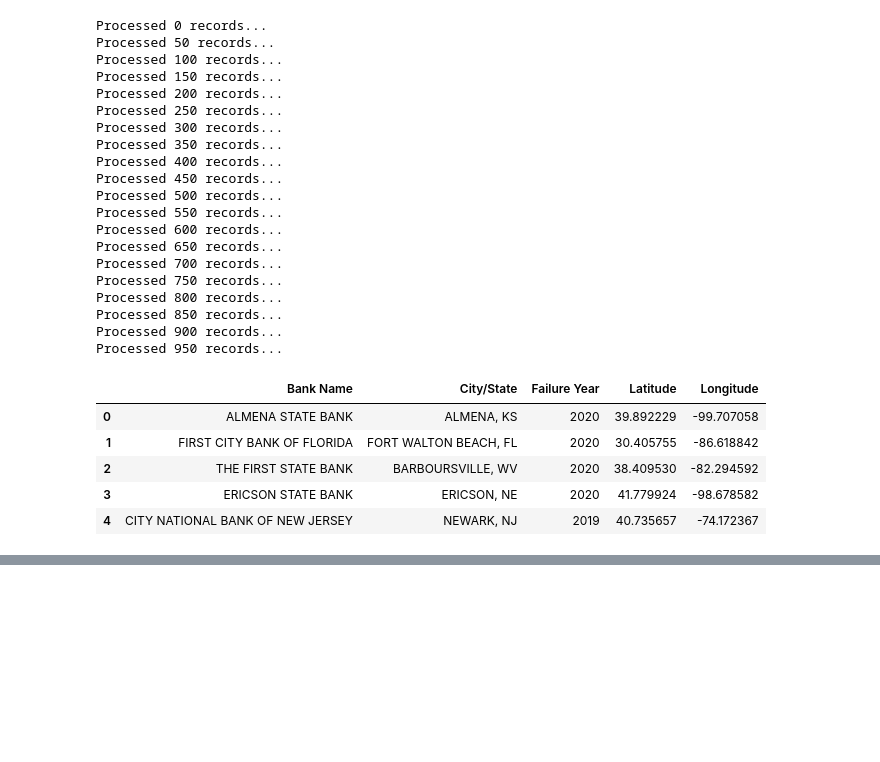
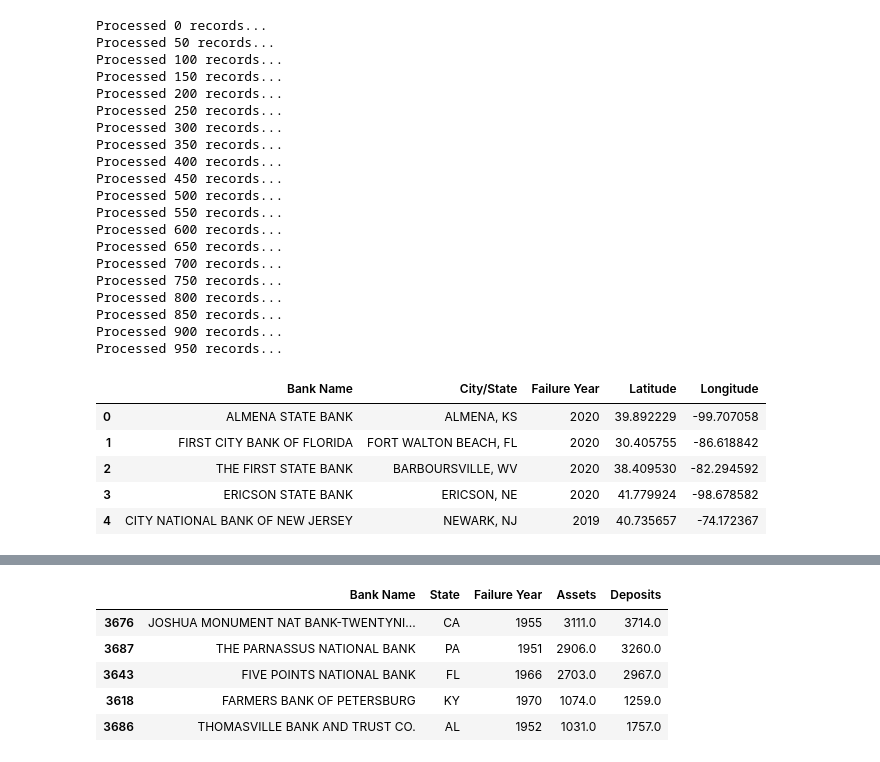
Before and after one commit to elitracewell/Exploratory-Bank-Failure-Analysis, a Jupyter notebook: GroupProject.ipynb, the cells around one changed output, grey strips where cells are left out. Cells and saved outputs as stored; diff of their text form; code cells hidden in the pictures; blank space fills up the shorter version.

```diff
--- a/GroupProject.ipynb
+++ b/GroupProject.ipynb
@@ -349,3 +465,23 @@ display(map_1980_1995)
 display(map_2000_2020)
 # %% [output]
 [interactive output not drawn]
+# %%
+# create a new column 'Difference' that calculates the difference between 'Deposits' and 'Assets' only where 'Deposits' are larger than 'Assets'
+df_new.loc[df_new['Deposits'] > df_new['Assets'], 'Difference'] = df_new['Deposits'] - df_new['Assets']
+
+
+# select only the columns you want to keep
+df_new = df_new[['Bank Name', 'State', 'Failure Year', 'Assets', 'Deposits']]
+
+# display the new dataframe
+df_new = df_new.tail(10)
+
+# display the new dataframe
+df_new.head()
+# %% [output]
+|  | Bank Name | State | Failure Year | Assets | Deposits |
+| 3676 | JOSHUA MONUMENT NAT BANK-TWENTYNI... | CA | 1955 | 3111.0 | 3714.0 |
+| 3687 | THE PARNASSUS NATIONAL BANK | PA | 1951 | 2906.0 | 3260.0 |
+| 3643 | FIVE POINTS NATIONAL BANK | FL | 1966 | 2703.0 | 2967.0 |
+| 3618 | FARMERS BANK OF PETERSBURG | KY | 1970 | 1074.0 | 1259.0 |
+| 3686 | THOMASVILLE BANK AND TRUST CO. | AL | 1952 | 1031.0 | 1757.0 |
```
Also changed, not shown: parts of 10 cells of this notebook.
